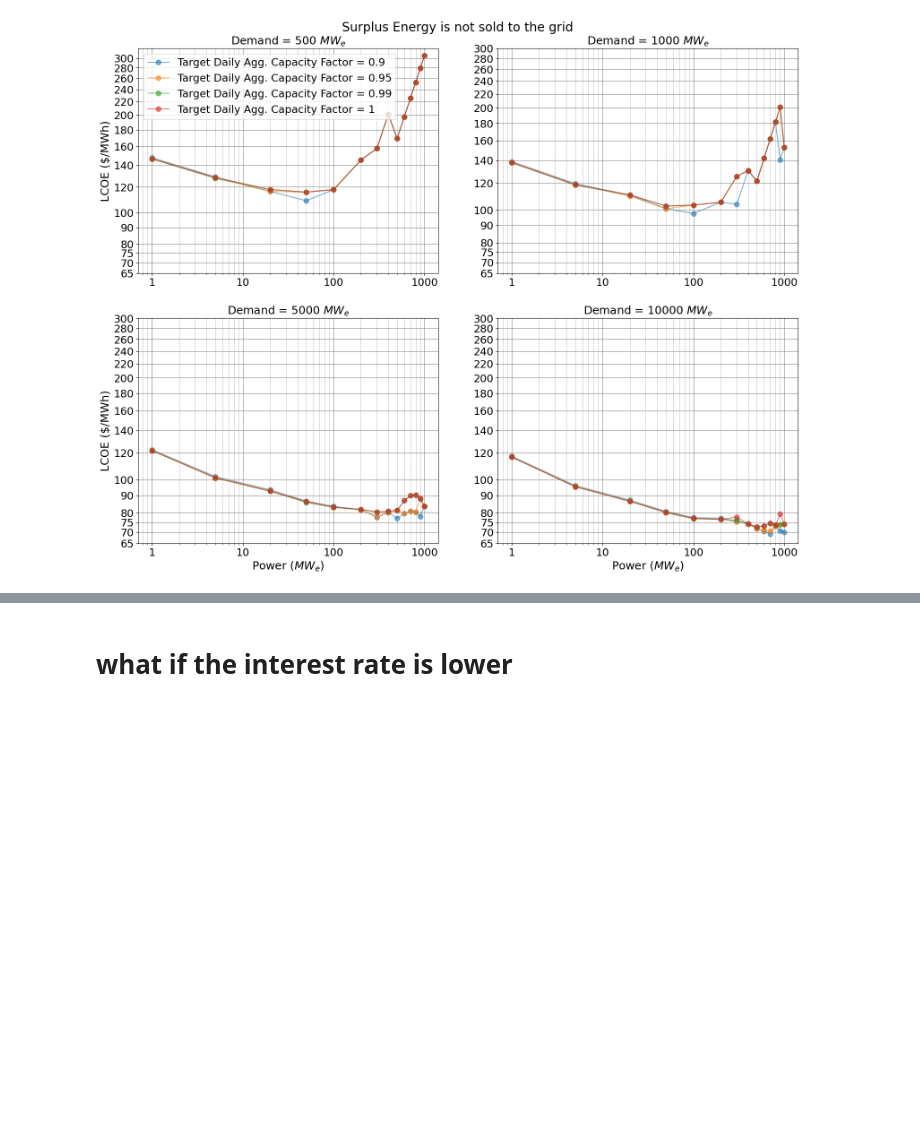
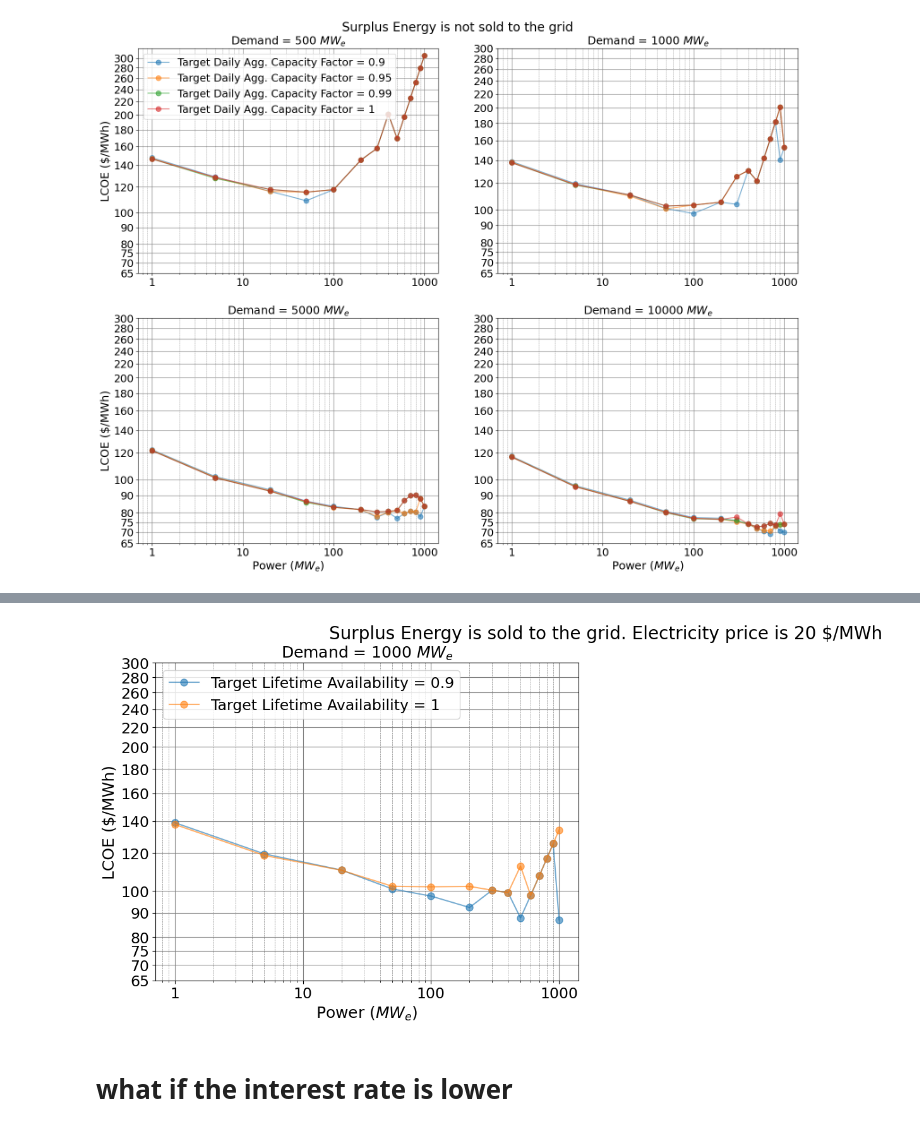
Before and after one commit to BotrosHanna-INL/nuc_DataCenters, a Jupyter notebook: LCOE.ipynb, the cells around one changed output, grey strips where cells are left out. Saved outputs shown, nothing was run; the diff lists cells and outputs as text; code cells hidden in the pictures; blank space fills up the shorter version.

Commit message:
lifetime capacity factor

```diff
--- a/LCOE.ipynb
+++ b/LCOE.ipynb
@@ -416,3 +473,64 @@ plt.show()
+# %%
+fig = plt.figure(figsize=(19, 30))
+dem_list = [1000]
+
+# Select the electricty price to show:
+price = 1
+if price ==0:
+    selected_LCOE = 'lcoe_O'
+    fig.suptitle("Surplus Energy is not sold to the grid", y = 0.9, fontsize=20)
+
+elif price ==1:
+    selected_LCOE = 'lcoe_1'
+    fig.suptitle(f"Surplus Energy is sold to the grid. Electricity price is {elec_price_1} $/MWh", y = 0.9, fontsize=20)
+
+
+
+
+for ii in range (len(dem_list)):
+    dem = dem_list[ii]
+
+
+    plt.subplot(4, 2, ii+1)
+    plt.title(f'Demand = {dem} $MW_e$', fontsize=18)
+    dem_data = df_LCOE.loc[df_LCOE['demand'] == dem]
+
+    for cap_fact in [0.9, 1]:
+
+        CF_data = dem_data.loc[dem_data['lifetime capacity factor criteria'] == cap_fact]
+        plt.plot(CF_data['power'], CF_data[selected_LCOE], '-o' , markersize = 8,  alpha=0.6 ,label = f"Target Lifetime Availability = {cap_fact}")
+        plt.xscale('log')
+        plt.yscale('log')
+
+        plt.legend( loc='upper left', fontsize=17 , ncol=1)
+
+        plt.grid(which='major', color='grey', linewidth=0.8)
+
+        plt.gca().yaxis.set_major_formatter(mpl.ticker.NullFormatter())
+        plt.gca().yaxis.set_minor_formatter(mpl.ticker.NullFormatter())
+        plt.gca().xaxis.set_major_formatter(mpl.ticker.NullFormatter())
+        plt.gca().xaxis.set_minor_formatter(mpl.ticker.NullFormatter())
+
+        plt.gca().yaxis.set_major_formatter(mpl.ticker.ScalarFormatter())
+        plt.gca().xaxis.set_major_formatter(mpl.ticker.ScalarFormatter())
+        plt.gca().yaxis.set_minor_formatter(mpl.ticker.ScalarFormatter())
+
+        plt.yticks([65, 70, 75, 80, 90, 100, 120, 140, 160, 180, 200, 220, 240, 260, 280, 300])
+
+        plt.grid(which='minor', color='grey', linestyle='dashed', linewidth=0.5)
+        plt.minorticks_on()
+
+        plt.yticks(fontsize=17)
+        plt.xticks(fontsize=17)
+        # # plt.ylim( 3, 80)
+
+        plt.xlabel('Power ($MW_e$)', fontsize=18)
+        plt.ylabel('LCOE ($/MWh)', fontsize=18)
+
+# plt.savefig('LCOE0.png')
+plt.show()
+# %% [output]
+[figure, added]
 # %%
 capacity_of_LCOE_min = []
 selected_LCOE = 'lcoe_3'
```
Also changed, not shown: parts of 1 cell of this notebook.
